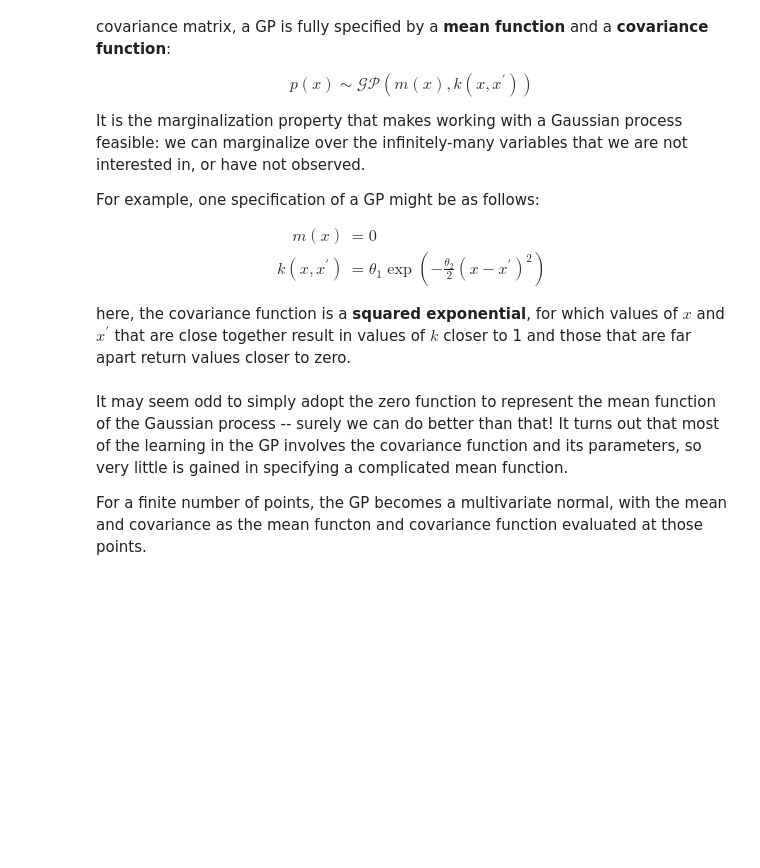
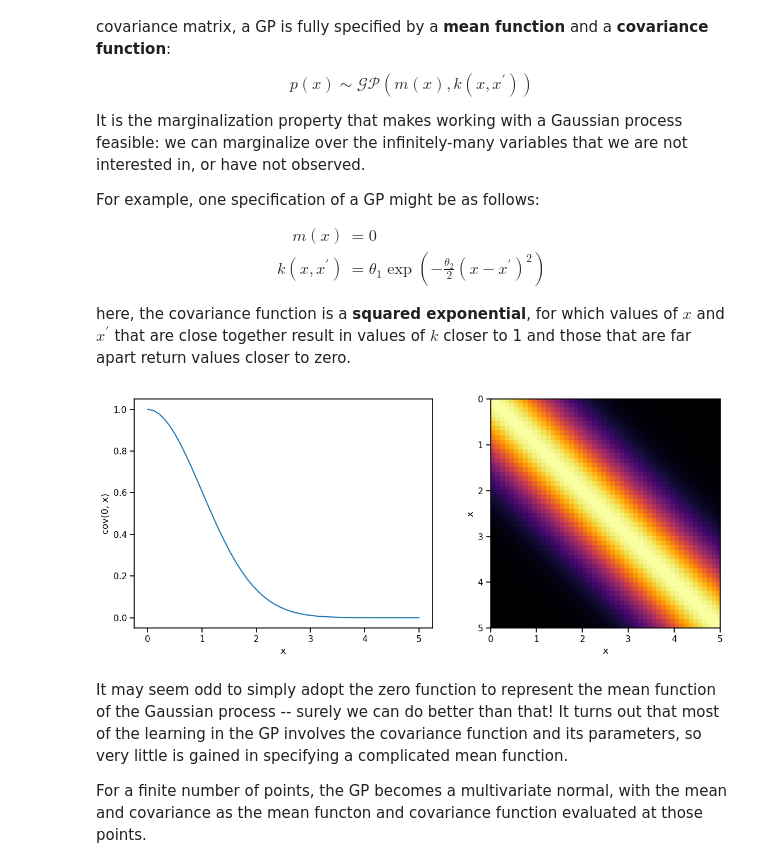
Before and after one commit to AlexAndorra/advanced-gp-pydata, a Jupyter notebook: notebooks/gaussian_processes.ipynb, the cells around one changed output. Drawn from its saved outputs; the diff is of its cells as text; code cells hidden in the pictures; blank space fills up the shorter version.

```diff
--- a/notebooks/gaussian_processes.ipynb
+++ b/notebooks/gaussian_processes.ipynb
@@ -91,18 +95,18 @@ def exponential_cov(x, y, scale, length_scale):
 # %%
-fig, (ax1, ax2) = plt.subplots(1, 2, figsize=(12,5))
+fig, (ax1, ax2) = plt.subplots(1, 2, figsize=(12, 5))
 xrange = np.linspace(0, 5)
 ax1.plot(xrange, exponential_cov(0, xrange, 1, 1))
-ax1.set_xlabel('x')
-ax1.set_ylabel('cov(0, x)')
+ax1.set_xlabel("x")
+ax1.set_ylabel("cov(0, x)")
 
 z = np.array([exponential_cov(xrange, xprime, 1, 1) for xprime in xrange])
-ax2.imshow(z, cmap="inferno",
-       interpolation='none',
-       extent=(0, 5, 5, 0))
-ax2.set_xlabel('x')
-ax2.set_ylabel('x')
+ax2.imshow(z, cmap="inferno", interpolation="none", extent=(0, 5, 5, 0))
+ax2.set_xlabel("x")
+ax2.set_ylabel("x")
 
 plt.tight_layout();
+# %% [output]
+[figure, added]
 # %% [markdown]
 It may seem odd to simply adopt the zero function to represent the mean function of the Gaussian process -- surely we can do better than that! It turns out that most of the learning in the GP involves the covariance function and its parameters, so very little is gained in specifying a complicated mean function.
 
```
Also changed, not shown: parts of 62 cells of this notebook.
